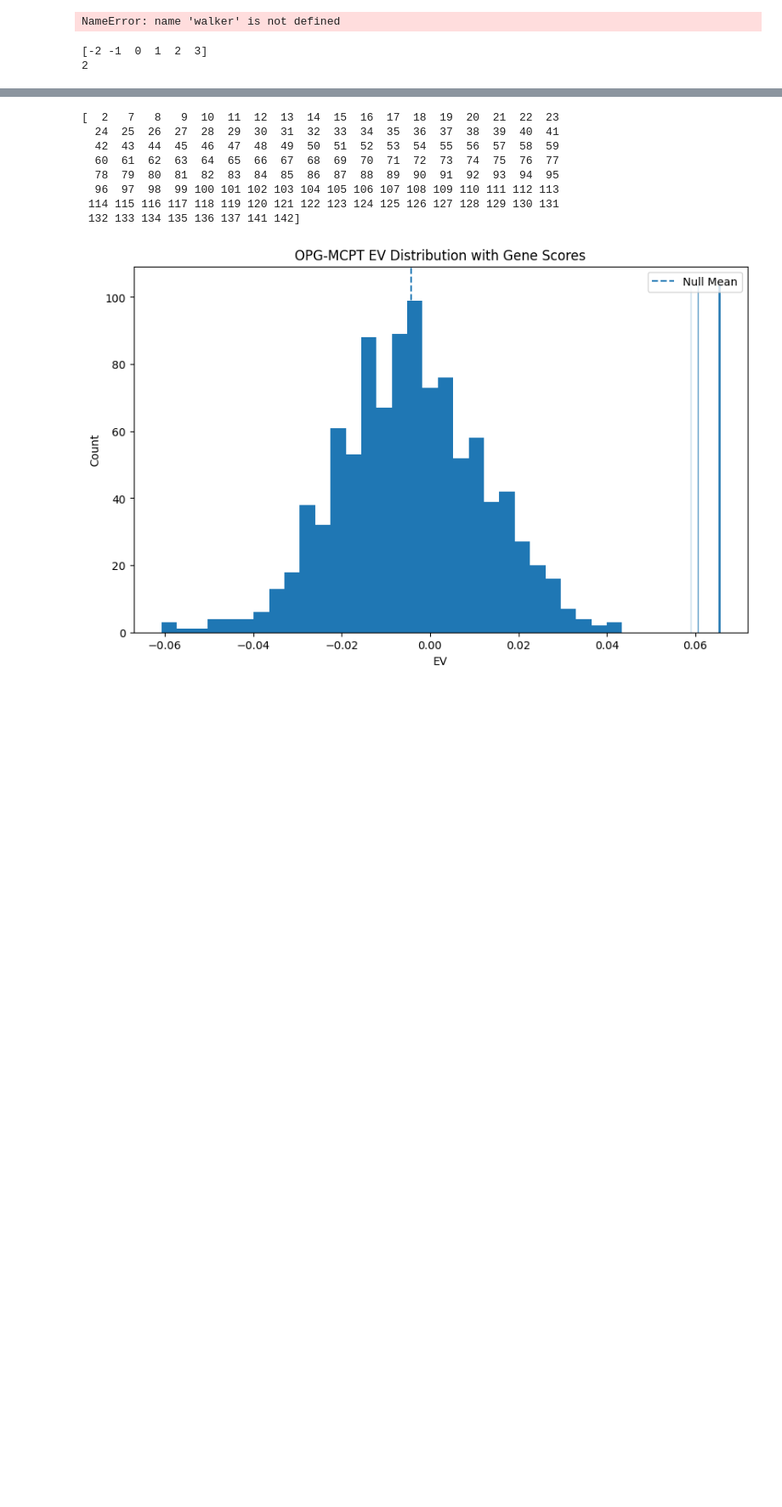
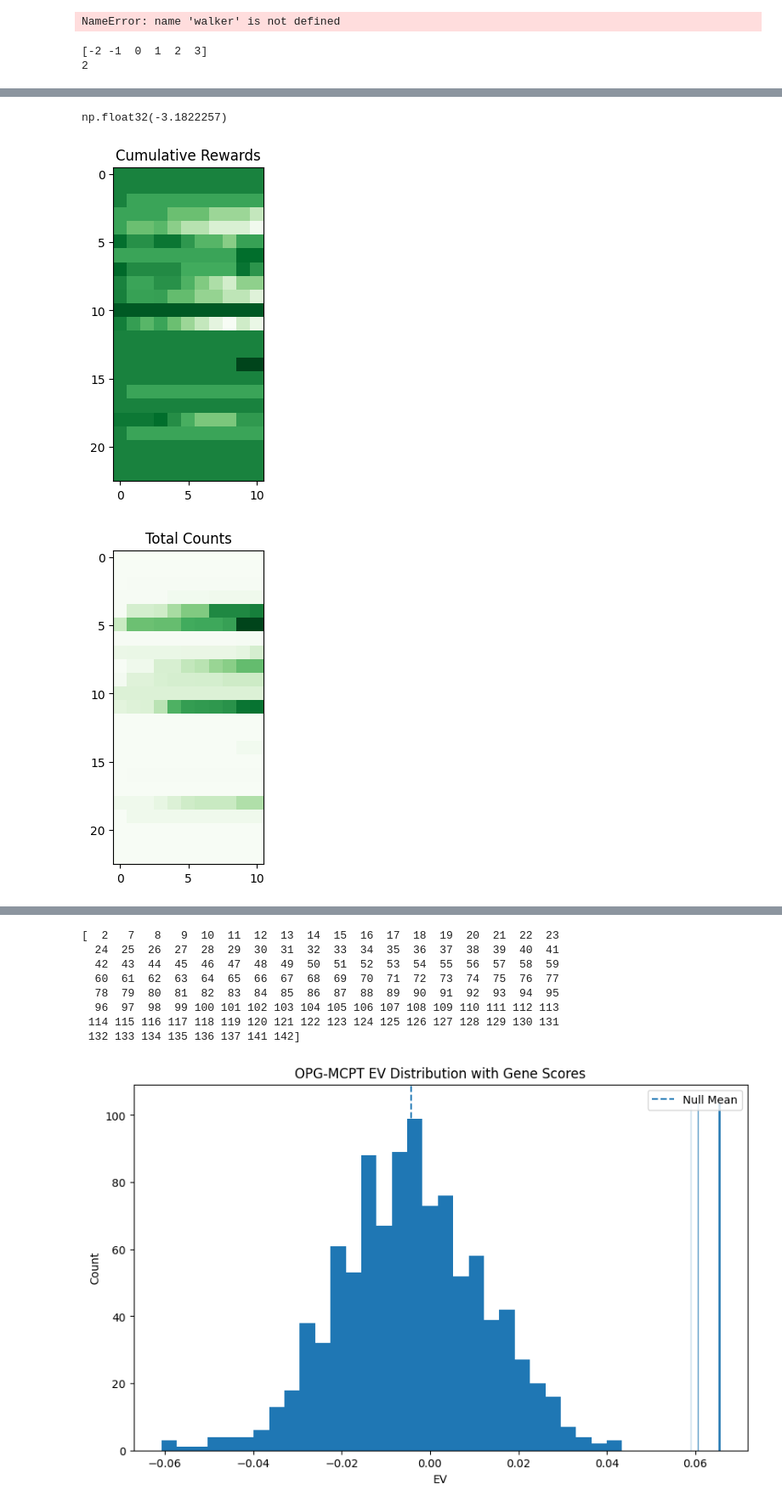
Before and after one commit to Logan-Kelsch/Structural_Regression, a Jupyter notebook: src/dev.ipynb, the cells around one changed output, grey strips where cells are left out. Shown at 85% size. Drawn from its saved outputs; the diff is of its cells as text; code cells hidden in the pictures; blank space fills up the shorter version.

```diff
--- a/src/dev.ipynb
+++ b/src/dev.ipynb
@@ -1858,0 +1896,55 @@ for k in range(25):
+# %%
+local_tq.append(local_tq1d[1:])
+local_tc.append(local_tfrq[1:])
+g_t.append(G._t)
+g_t_count.append(G._t_count)
+g_t_cum.append(G._t_cum)
+g_t_mu.append(G._t_mu)
+g_UCB1.append(G._UCB1)
+p_vals.append(pvals)
+wpath.append(walker.path)
+# %%
+np.min(t_mu)
+# %% [output]
+np.float32(-3.1822257)
+# %%
+from matplotlib.colors import LinearSegmentedColormap, TwoSlopeNorm
+
+
+
+UCB = np.vstack(g_UCB1)
+UCB = np.vstack(UCB).T
+t = np.vstack(g_t).T
+t_cum = np.vstack(g_t_cum).T
+t_mu = np.vstack(g_t_mu).T
+t_count = np.vstack(g_t_count).T
+explore_coef = np.sqrt(2 * np.log(t.T + 1) / (t_count.T + 1)).T
+
+import matplotlib.pyplot as plt
+
+
+plt.imshow(t_cum, cmap='Greens')
+plt.title('Cumulative Rewards')
+plt.show()
+plt.imshow(t_count, cmap='Greens')
+plt.title('Total Counts')
+plt.show()
+cmap = LinearSegmentedColormap.from_list("", ["darkred", "white", "darkgreen"])
+cnorm = TwoSlopeNorm(vmin=min(t_mu.min(), 0), vcenter=0, vmax=max(t_mu.max(), 0))
+plt.imshow(t_mu, cmap=cmap, norm=cnorm)
+plt.title('Exploitation Coef')
+plt.colorbar()
+plt.show()
+plt.imshow(explore_coef, cmap='Greens')
+plt.title('Exploration Coef')
+plt.colorbar()
+plt.show()
+cmap = LinearSegmentedColormap.from_list("", ["darkred", "white", "darkgreen"])
+cnorm = TwoSlopeNorm(vmin=min(UCB.min(), 0), vcenter=0, vmax=max(UCB.max(), 0))
+plt.imshow(UCB, cmap=cmap, norm=cnorm)
+plt.title('UCB1')
+plt.colorbar()
+plt.show()
+# %% [output]
+[figure, added]
+[figure, added]
```
Also changed, not shown: parts of 12 cells of this notebook, 4 other files.
